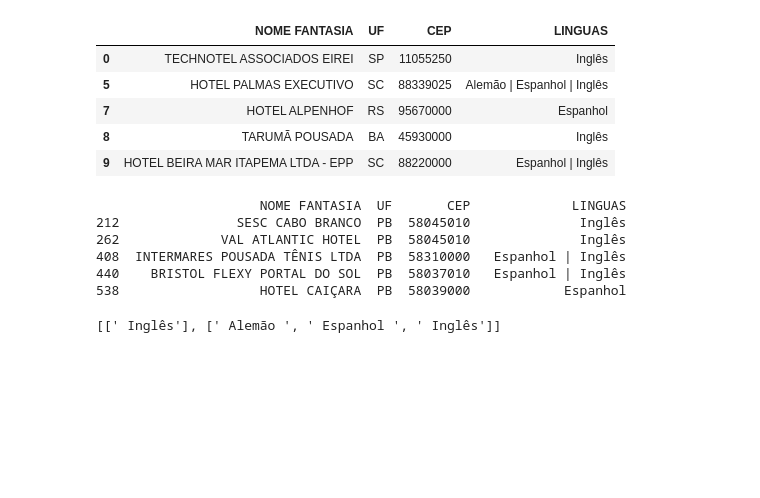
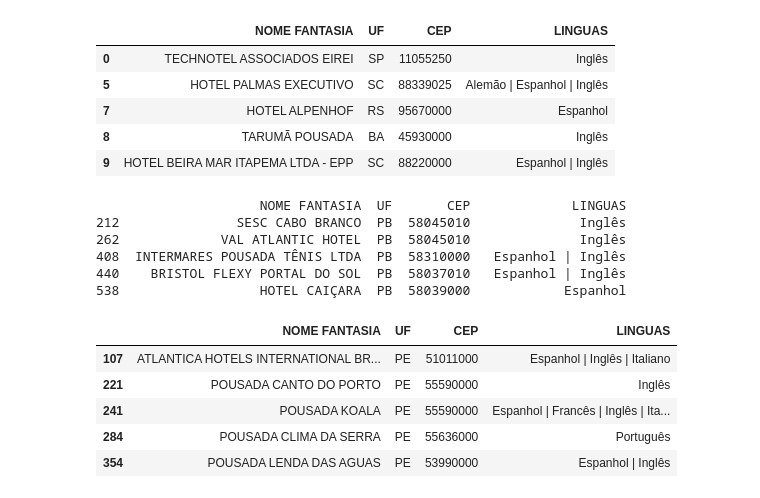
Before and after one commit to Jcss03/Desafio, a Jupyter notebook: Turismo .ipynb, the cells around one changed output. Drawn from its saved outputs; the diff is of its cells as text; code cells hidden in the pictures; blank space fills up the shorter version.

```diff
--- a/Turismo .ipynb
+++ b/Turismo .ipynb
@@ -133,15 +135,13 @@ print (PB_dataset[0:5],"\n")
 408  INTERMARES POUSADA TÊNIS LTDA  PB  58310000   Espanhol | Inglês
 440    BRISTOL FLEXY PORTAL DO SOL  PB  58037010   Espanhol | Inglês
 538                  HOTEL CAIÇARA  PB  58039000            Espanhol
-# %%
-# Trabalhando com idiomas (Retorna lista de listas cada lista corresponde ao idioma da linha do dataset)
-Situacao_idioma = dataset['LINGUAS'].tolist()
-idiomas = []
-for linha in Situacao_idioma:
-    idiomas.append(linha.split('|'))
-
-idiomas[0:2]
-#' Inglês' in idiomas[0]
-#' Espanhol' in idiomas[1]
-# %% [output]
-[[' Inglês'], [' Alemão ', ' Espanhol ', ' Inglês']]
+# %%
+PE_dataset.dtypes
+PE_dataset[0:5] # Prestadoras de servico de PE
+# %% [output]
+|  | NOME FANTASIA | UF | CEP | LINGUAS |
+| 107 | ATLANTICA HOTELS INTERNATIONAL BR... | PE | 51011000 | Espanhol | Inglês | Italiano |
+| 221 | POUSADA CANTO DO PORTO | PE | 55590000 | Inglês |
+| 241 | POUSADA KOALA | PE | 55590000 | Espanhol | Francês | Inglês | Ita... |
+| 284 | POUSADA CLIMA DA SERRA | PE | 55636000 | Português |
+| 354 | POUSADA LENDA DAS AGUAS | PE | 53990000 | Espanhol | Inglês |
```
Also changed, not shown: parts of 3 cells of this notebook, 1 other file.
